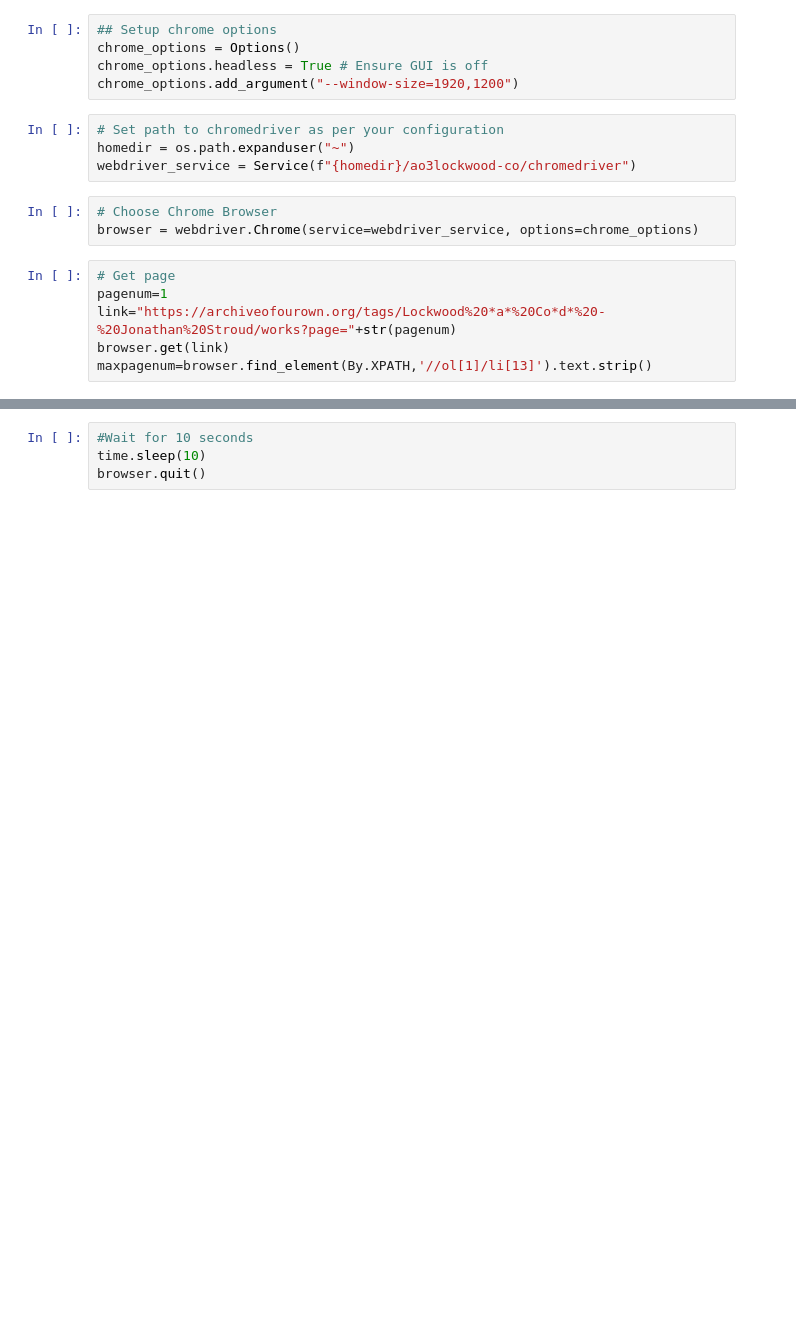
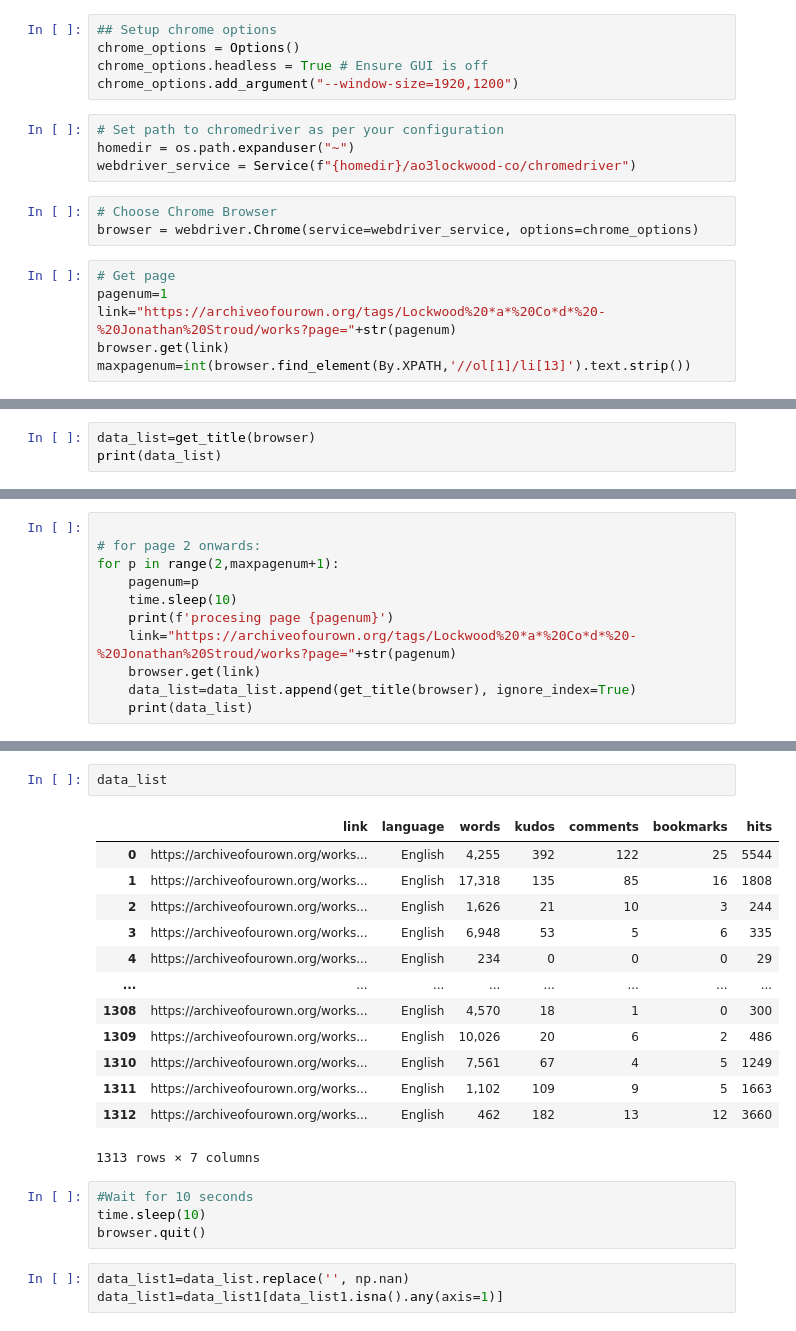
Before and after one commit to biogear13/ao3lockwood-co, a Jupyter notebook: webscrapper.ipynb, the cells around one changed output, grey strips where cells are left out. Cells and saved outputs as stored; diff of their text form; blank space fills up the shorter version.

```diff
--- a/webscrapper.ipynb
+++ b/webscrapper.ipynb
@@ -24,5 +28,5 @@ browser = webdriver.Chrome(service=webdriver_service, options=chrome_options)
 pagenum=1
 link="https://archiveofourown.org/tags/Lockwood%20*a*%20Co*d*%20-%20Jonathan%20Stroud/works?page="+str(pagenum)
 browser.get(link)
-maxpagenum=browser.find_element(By.XPATH,'//ol[1]/li[13]').text.strip()
+maxpagenum=int(browser.find_element(By.XPATH,'//ol[1]/li[13]').text.strip())
 # %%
@@ -84,0 +125,3 @@ print(working_df)
+# %%
+data_list=get_title(browser)
+print(data_list)
@@ -84,0 +146,11 @@ print(working_df)
+# %%
+
+# for page 2 onwards:
+for p in range(2,maxpagenum+1):
+    pagenum=p
+    time.sleep(10)
+    print(f'procesing page {pagenum}')
+    link="https://archiveofourown.org/tags/Lockwood%20*a*%20Co*d*%20-%20Jonathan%20Stroud/works?page="+str(pagenum)
+    browser.get(link)
+    data_list=data_list.append(get_title(browser), ignore_index=True)
+    print(data_list)
@@ -85,4 +175,23 @@ print(working_df)
+# %%
+data_list
+# %% [output]
+|  | link | language | words | kudos | comments | bookmarks | hits |
+| 0 | https://archiveofourown.org/works... | English | 4,255 | 392 | 122 | 25 | 5544 |
+| 1 | https://archiveofourown.org/works... | English | 17,318 | 135 | 85 | 16 | 1808 |
+| 2 | https://archiveofourown.org/works... | English | 1,626 | 21 | 10 | 3 | 244 |
+| 3 | https://archiveofourown.org/works... | English | 6,948 | 53 | 5 | 6 | 335 |
+| 4 | https://archiveofourown.org/works... | English | 234 | 0 | 0 | 0 | 29 |
+| ... | ... | ... | ... | ... | ... | ... | ... |
+| 1308 | https://archiveofourown.org/works... | English | 4,570 | 18 | 1 | 0 | 300 |
+| 1309 | https://archiveofourown.org/works... | English | 10,026 | 20 | 6 | 2 | 486 |
+| 1310 | https://archiveofourown.org/works... | English | 7,561 | 67 | 4 | 5 | 1249 |
+| 1311 | https://archiveofourown.org/works... | English | 1,102 | 109 | 9 | 5 | 1663 |
+| 1312 | https://archiveofourown.org/works... | English | 462 | 182 | 13 | 12 | 3660 |
+1313 rows × 7 columns
 # %%
 #Wait for 10 seconds
 time.sleep(10)
 browser.quit()
+# %%
+data_list1=data_list.replace('', np.nan)
+data_list1=data_list1[data_list1.isna().any(axis=1)]
```
Also changed, not shown: parts of 15 cells of this notebook, 4 other files.
